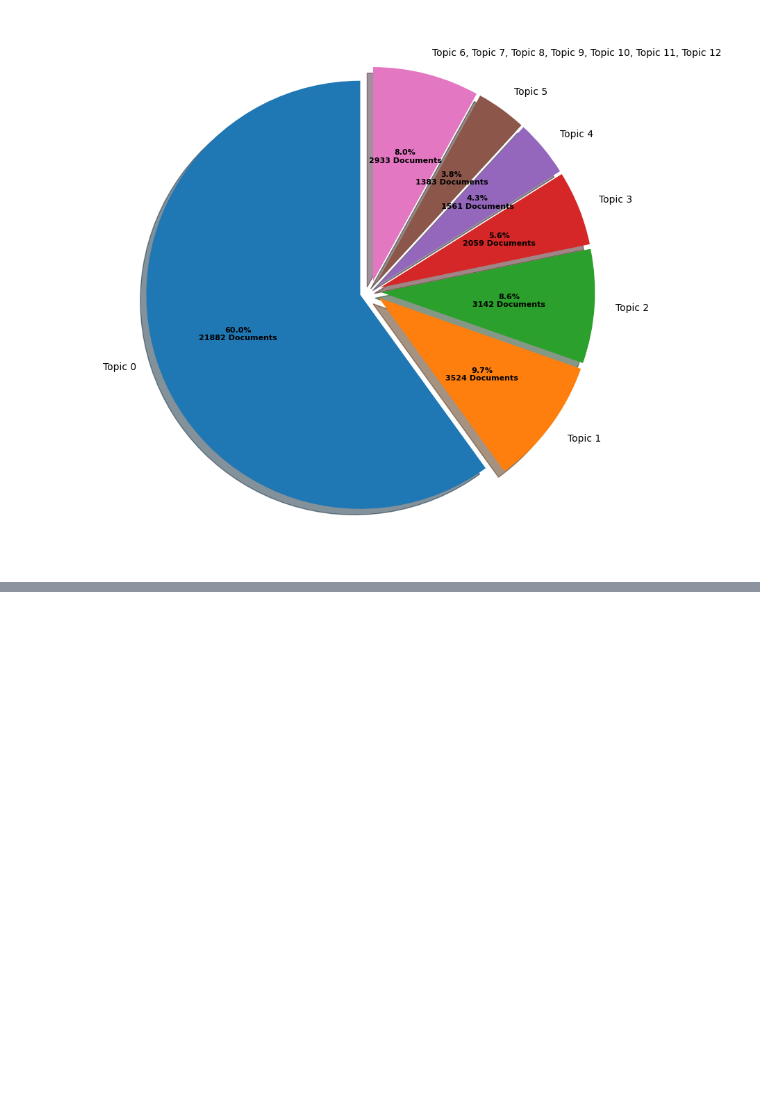
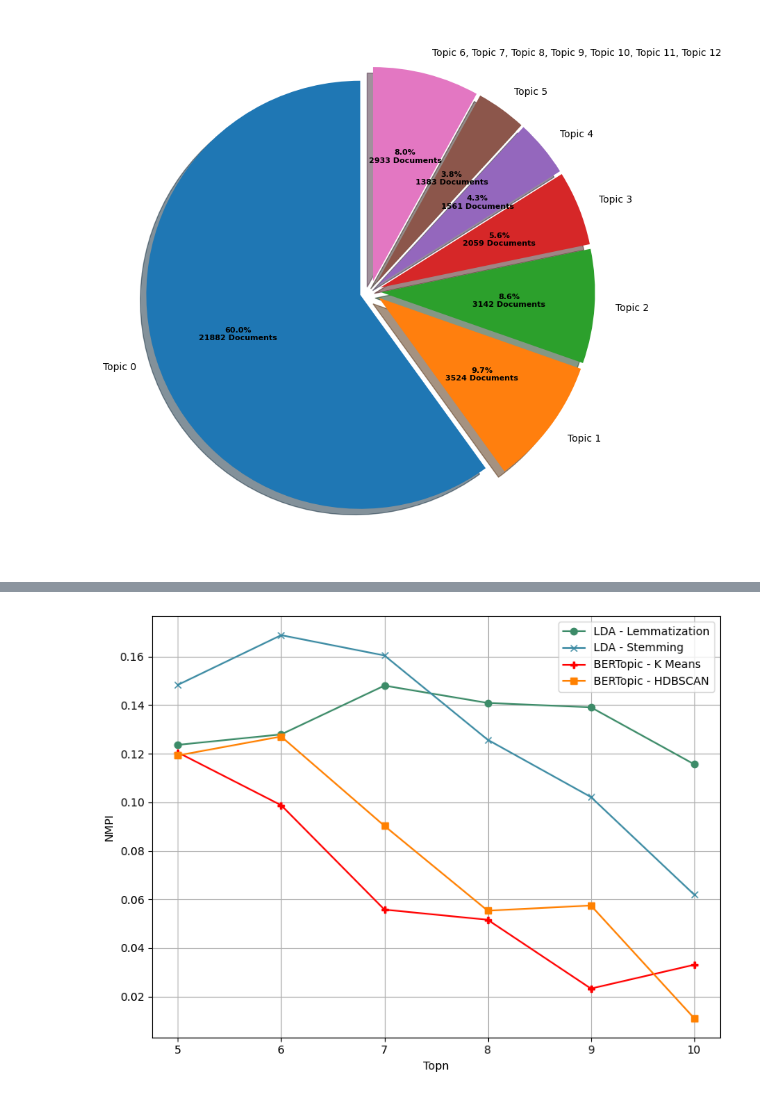
Before and after one commit to brunodifranco/mestrado-ufrgs-cmp617-tce, a Jupyter notebook: research/5_plot_bertopic_opt.ipynb, the cells around one changed output, grey strips where cells are left out. Drawn from its saved outputs; the diff is of its cells as text; code cells hidden in the pictures; blank space fills up the shorter version.

```diff
--- a/research/5_plot_bertopic_opt.ipynb
+++ b/research/5_plot_bertopic_opt.ipynb
@@ -276,0 +296,19 @@ df_topic_model
+# %%
+plt.figure(figsize=(8, 6))
+plt.plot(df_lemmatization['top_n'], df_lemmatization['c_npmi_mean'], label='LDA - Lemmatization', marker='o', color="#3c8b68")
+plt.plot(df_stemmer['top_n'], df_stemmer['c_npmi_mean'], label='LDA - Stemming', marker='x', color="#3c8ba3")
+plt.plot(df_metrics_kmeans['top_n'], df_metrics_kmeans['nmpi'], label='BERTopic - K Means', marker='P', color="#ff0000")
+plt.plot(df_metrics_hdbscan['top_n'], df_metrics_hdbscan['nmpi'], label='BERTopic - HDBSCAN', marker='s', color="#ff8000")
+
+plt.ylabel('NMPI')
+plt.xlabel('Topn')
+plt.legend()
+
+plt.grid(True)
+plt.tight_layout()
+
+plt.savefig('/home/bruno/mestrado/mestrado-ufrgs-cmp617-tce/images/plot_nmpi.pdf')
+
+plt.show()
+# %% [output]
+[figure, added]
```
Also changed, not shown: parts of 10 cells of this notebook, 6 other files.
